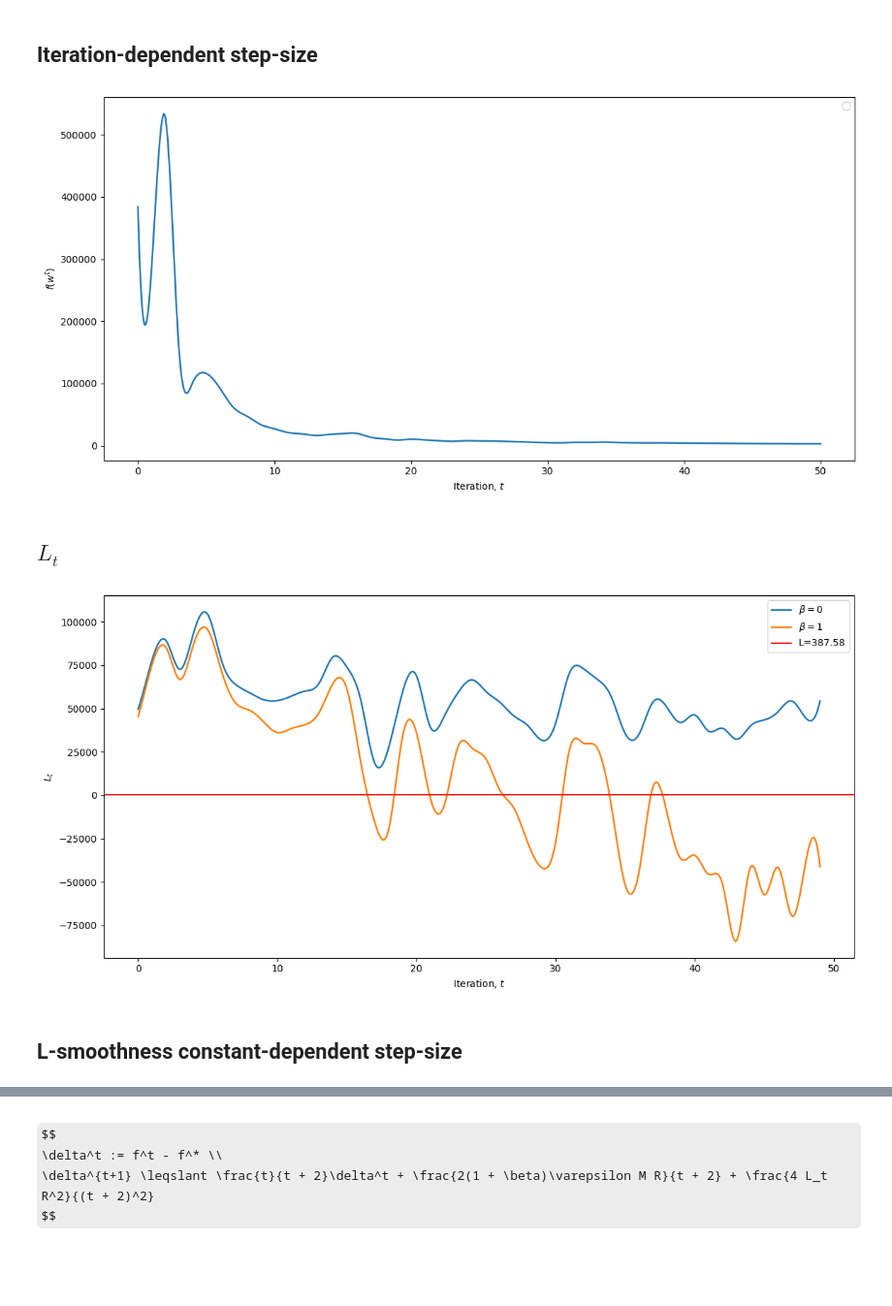
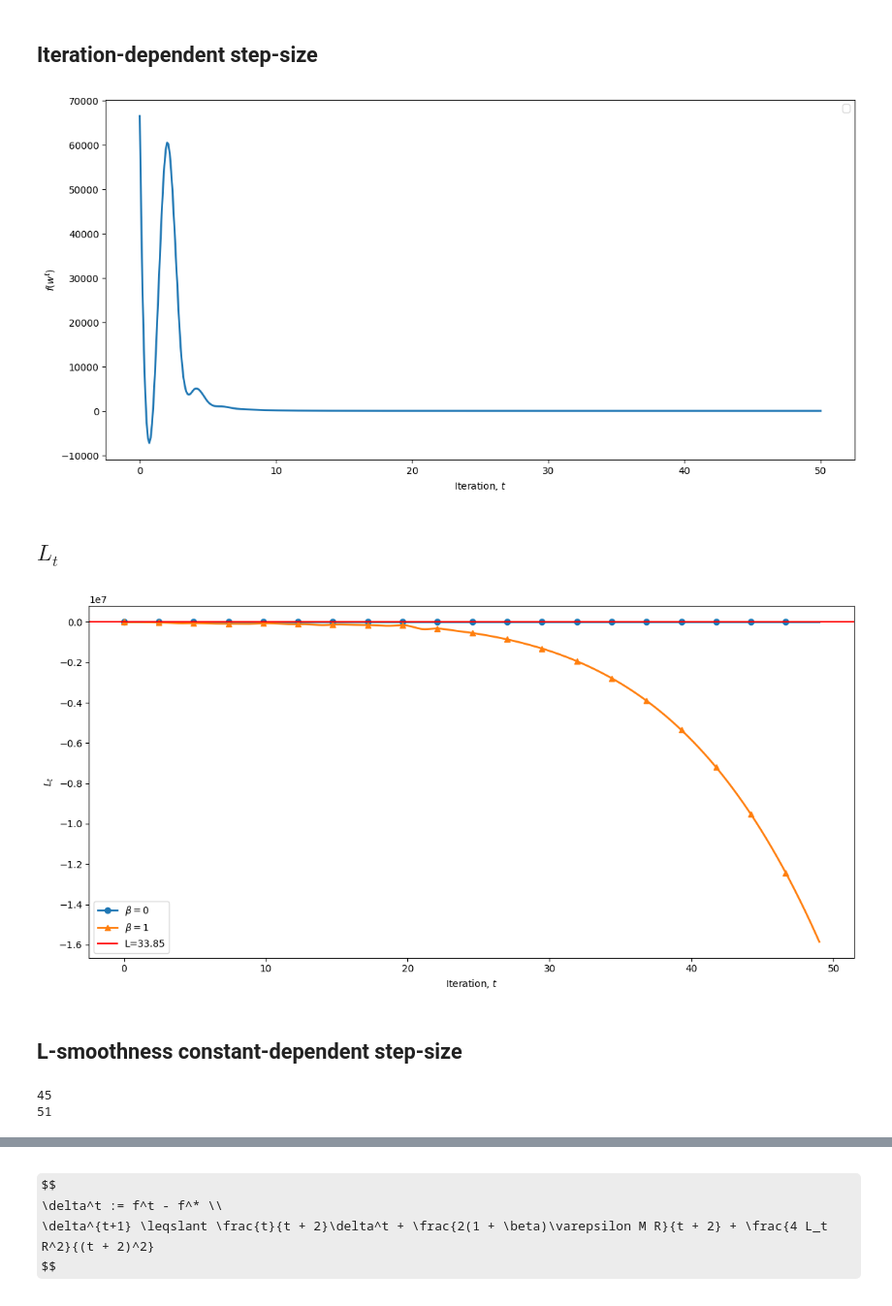
Before and after one commit to geaden/aecg, a Jupyter notebook: aecg.ipynb, the cells around one changed output, grey strips where cells are left out. Shown at 97% size. Drawn from its saved outputs; the diff is of its cells as text; code cells hidden in the pictures; some formulas as TeX source; blank space fills up the shorter version.

```diff
--- a/aecg.ipynb
+++ b/aecg.ipynb
@@ -52,7 +52,11 @@ eps = 0.4
 
 # Objective parameters
 A = np.random.randn(n, n)
-A = A.T @ A
+# Normalize columns to sum to 1
+A /= A.sum(axis=0, keepdims=True)
+# Damping factor to simulate random surfing
+d = 0.85
+A = d * A + (1 - d) / n * np.ones((n, n))
 
 # Box Set properties
 lower_bound = np.zeros(n)
@@ -83,7 +87,7 @@ R = (upper_bound - lower_bound).max()
 print(f"{R=}")
 
 # Lipschitz-gradient constant
-L = np.linalg.eigvals(A).max()
+L = np.linalg.eigvals(A).max().astype(np.float64)
 print(f"{L=}")
 
 
@@ -259,7 +267,7 @@ def plot_line(values: list[float], label: str, show_marker: bool = False):
         x_smooth,
         f(x_smooth),
         label=label,
-        linewidth=1.75,
+        linewidth=2.0,
         marker=next_marker,
         markevery=25,
     )
@@ -306,7 +314,7 @@ fig = make_plot(
     legend=[],
 )
 # %% [output]
-[figure, old version]
+[figure, new version]
 # %%
 save_image(fig, "images/ecg_adaptive_lt")
 # %% [markdown]
@@ -314,29 +322,36 @@ save_image(fig, "images/ecg_adaptive_lt")
 # %%
 plt.figure(figsize=(12, 6))
 
 labels = [r"$\beta=0$", r"$\beta=1$"]
 for algorithm in ecg:
     plot_line(
         algorithm.Lt,
         label=algorithm.label,
-        show_marker=False,
+        show_marker=True,
     )
 
 plt.axhline(y=L, color="r", linestyle="-")
 labels += [f"L={L:.2f}"]
 
 fig = make_plot(
     title=r"$L_t$ in ECG with the Adaptive $L_t$ for PageRank problem",
     xlabel="Iteration, $t$",
     ylabel="$L_t$",
     legend=labels,
 )
 # %% [output]
-[figure, old version]
+[figure, new version]
 # %%
 save_image(fig, "images/adaptive_lt.png")
 # %% [markdown]
 ## L-smoothness constant-dependent step-size
+# %%
+for algorithm in aecg:
+    algorithm.solve(w0)
+    print(len(algorithm.history))
+# %% [output]
+45
+51
 # %%
 plt.figure(figsize=(12, 6))
 
```
Also changed, not shown: parts of 7 cells of this notebook, 3 other files.
